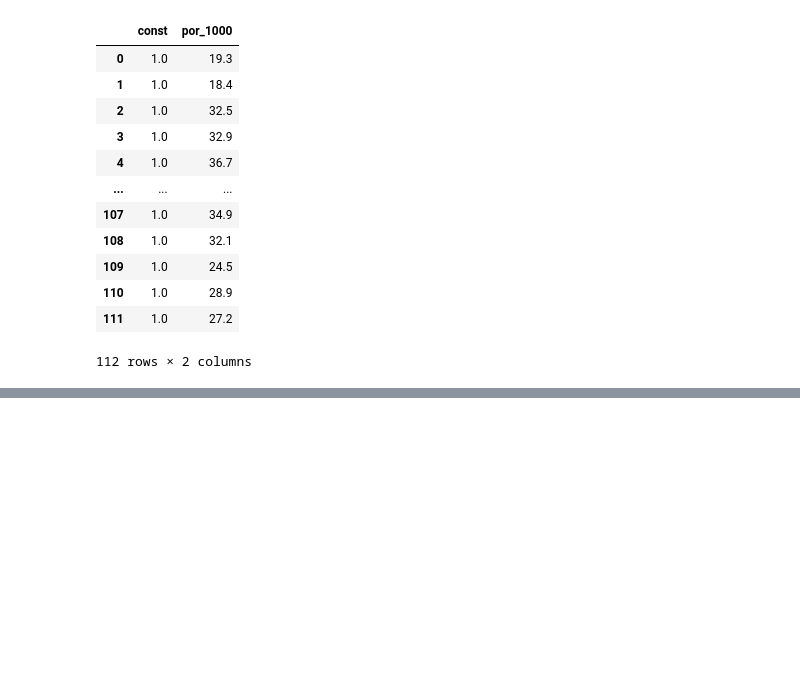
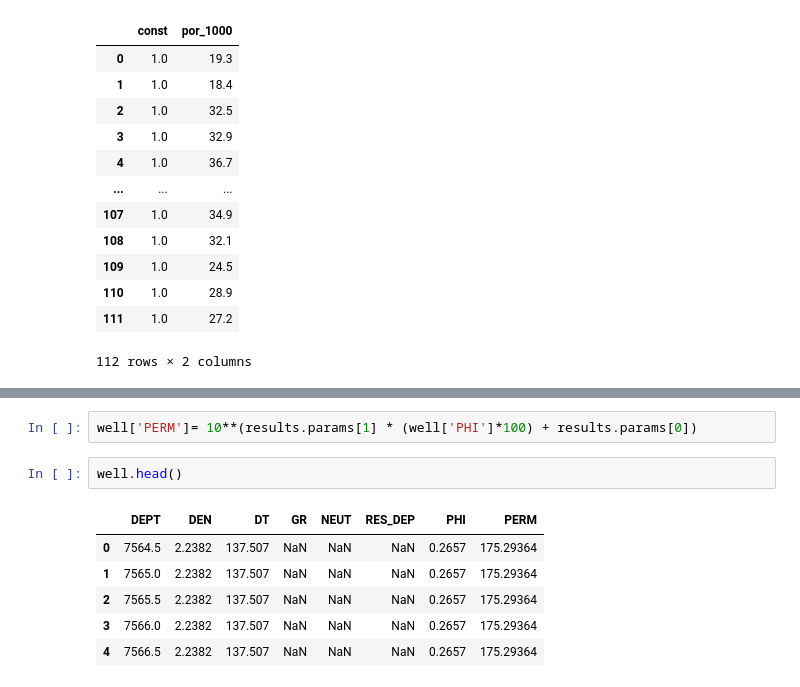
Before and after one commit to Egbetimmy/MSc-Project, a Jupyter notebook: Untitled.ipynb, the cells around one changed output, grey strips where cells are left out. Drawn from its saved outputs; the diff is of its cells as text; blank space fills up the shorter version.

```diff
--- a/Untitled.ipynb
+++ b/Untitled.ipynb
@@ -168,0 +173,11 @@ x = test.density_porosity()
+# %%
+well['PERM']= 10**(results.params[1] * (well['PHI']*100) + results.params[0])
+# %%
+well.head()
+# %% [output]
+|  | DEPT | DEN | DT | GR | NEUT | RES_DEP | PHI | PERM |
+| 0 | 7564.5 | 2.2382 | 137.507 | NaN | NaN | NaN | 0.2657 | 175.29364 |
+| 1 | 7565.0 | 2.2382 | 137.507 | NaN | NaN | NaN | 0.2657 | 175.29364 |
+| 2 | 7565.5 | 2.2382 | 137.507 | NaN | NaN | NaN | 0.2657 | 175.29364 |
+| 3 | 7566.0 | 2.2382 | 137.507 | NaN | NaN | NaN | 0.2657 | 175.29364 |
+| 4 | 7566.5 | 2.2382 | 137.507 | NaN | NaN | NaN | 0.2657 | 175.29364 |
```
Also changed, not shown: parts of 21 cells of this notebook, 2 other files.
